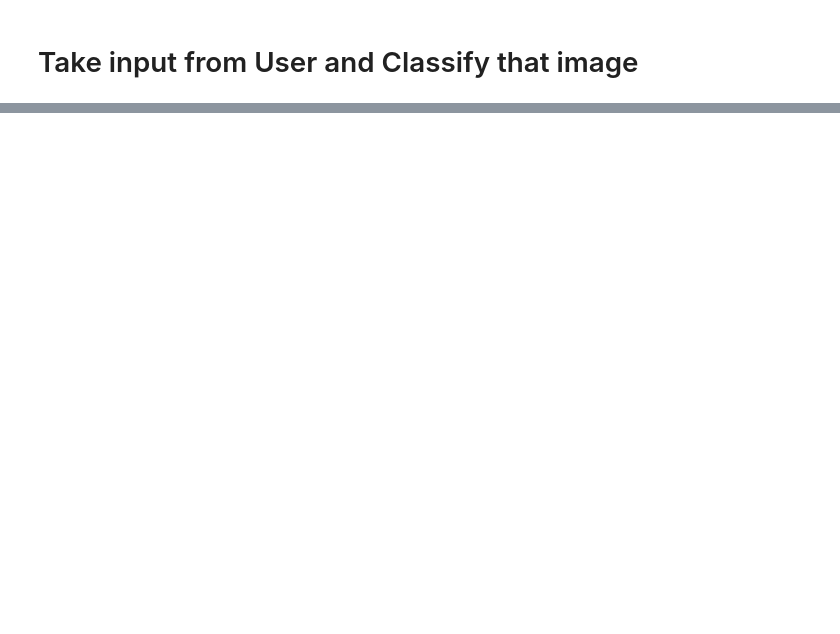
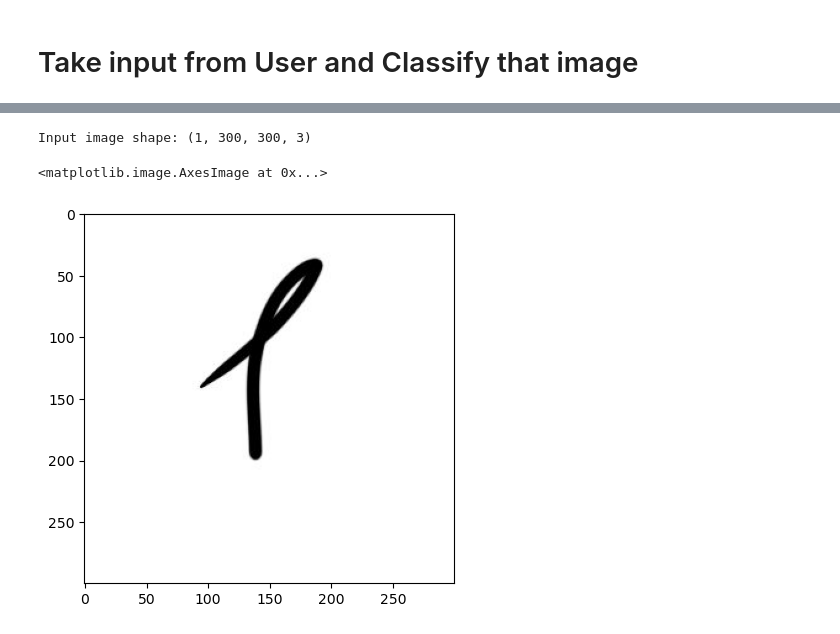
Before and after one commit to Alona-Aldushyna/Alona-Aldushyna-s-the-Capstone-Project, a Jupyter notebook: VGG-16.ipynb, the cells around one changed output, grey strips where cells are left out. Cells and saved outputs as stored; diff of their text form; code cells hidden in the pictures; blank space fills up the shorter version.

```diff
--- a/VGG-16.ipynb
+++ b/VGG-16.ipynb
@@ -293,0 +293,17 @@ print(model.predict(x))
+# %%
+img_path = '1.jpg'
+
+img = Image.open(img_path)
+img = img.resize((300, 300))  # Если требуется изменить размер изображения
+x = image.img_to_array(img)
+x = np.expand_dims(x, axis=0)
+x = preprocess_input(x)
+
+print('Input image shape:', x.shape)
+
+my_image = imread(img_path)
+imshow(my_image)
+# %% [output]
+Input image shape: (1, 300, 300, 3)
+<matplotlib.image.AxesImage at 0x...>
+[figure, added]
```
Also changed, not shown: parts of 16 cells of this notebook.
